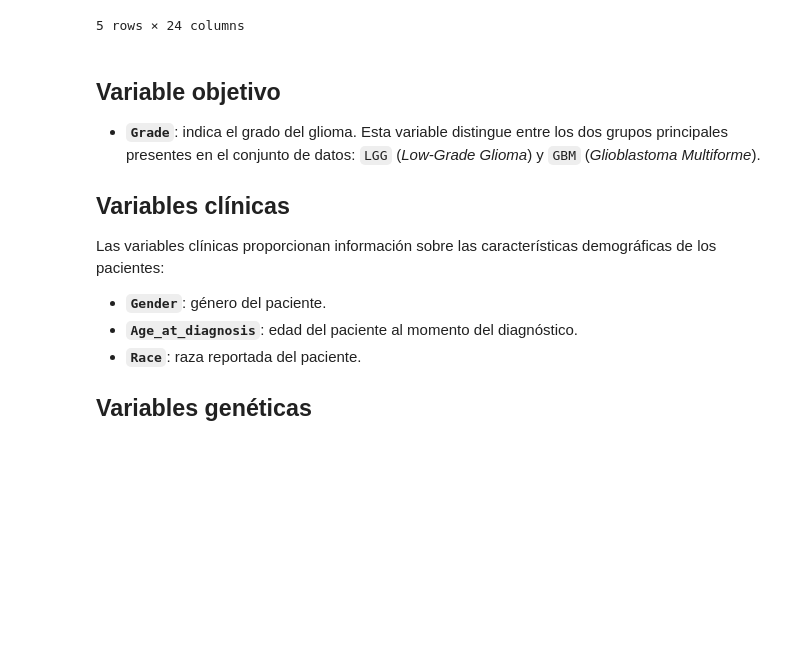
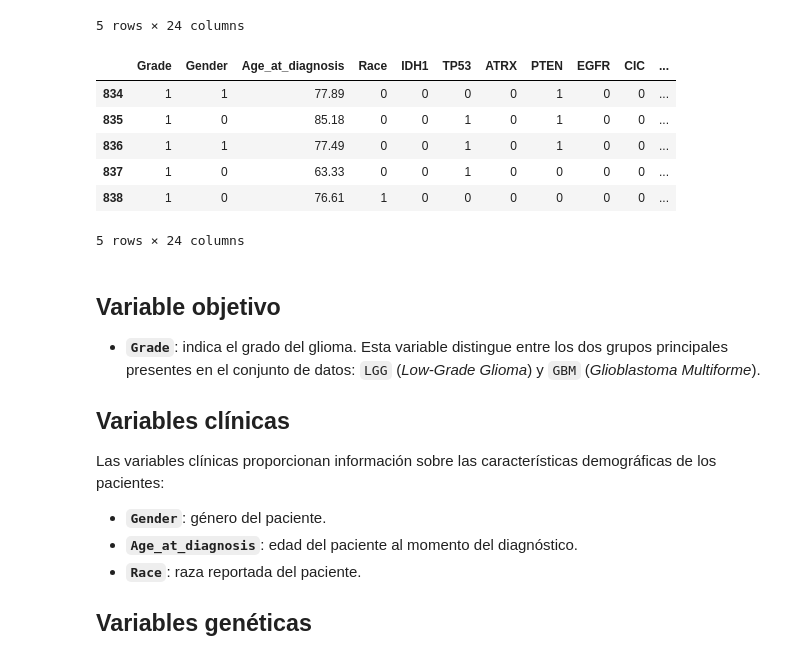
Before and after one commit to Alej0126/Jbook_dataviz, a Jupyter notebook: docs/notebooks.ipynb, the cells around one changed output. Drawn from its saved outputs; the diff is of its cells as text; code cells hidden in the pictures; blank space fills up the shorter version.

```diff
--- a/docs/notebooks.ipynb
+++ b/docs/notebooks.ipynb
@@ -6,6 +6,30 @@
 El conjunto de datos utilizado para el análisis es `TCGA_InfoWithGrade.csv`,
 correspondiente a una versión preprocesada de los datos relacionados con
 gliomas del proyecto The Cancer Genome Atlas (TCGA).
+# %%
+#| echo: false
+# Configuracion visual
+
+sns.set_theme(context="notebook", style="whitegrid", font_scale=1.05)
+plt.rcParams.update({
+    "figure.dpi": 120,
+    "savefig.dpi": 300,
+    "font.family": "DejaVu Sans",
+    "axes.titlesize": 13,
+    "axes.titleweight": "bold",
+    "axes.labelsize": 11,
+    "axes.edgecolor": "0.3",
+    "axes.grid": True,
+    "grid.alpha": 0.3,
+    "legend.frameon": False,
+    "figure.facecolor": "white",
+})
+
+PALETTE_GRADE = {0: "#2E86AB", 1: "#C1443C"}
+PALETTE_SEQ   = sns.color_palette("mako", as_cmap=False)
+
+pd.set_option("display.max_columns", 30)
+pd.set_option("display.width", 120)
 # %%
 # Librerias
 import pandas as pd
@@ -28,6 +61,16 @@ df_mutations.head()
 | 3 | 0 | 1 | 32.78 | 0 | 1 | 1 | 1 | 0 | 0 | 0 | ... |
 | 4 | 0 | 0 | 31.51 | 0 | 1 | 1 | 1 | 0 | 0 | 0 | ... |
 5 rows × 24 columns
+# %%
+df_mutations.tail()
+# %% [output]
+|  | Grade | Gender | Age_at_diagnosis | Race | IDH1 | TP53 | ATRX | PTEN | EGFR | CIC | ... |
+| 834 | 1 | 1 | 77.89 | 0 | 0 | 0 | 0 | 1 | 0 | 0 | ... |
+| 835 | 1 | 0 | 85.18 | 0 | 0 | 1 | 0 | 1 | 0 | 0 | ... |
+| 836 | 1 | 1 | 77.49 | 0 | 0 | 1 | 0 | 1 | 0 | 0 | ... |
+| 837 | 1 | 0 | 63.33 | 0 | 0 | 1 | 0 | 0 | 0 | 0 | ... |
+| 838 | 1 | 0 | 76.61 | 1 | 0 | 0 | 0 | 0 | 0 | 0 | ... |
+5 rows × 24 columns
 # %% [markdown]
 ## Variable objetivo
 
```
Also changed, not shown: parts of 4 cells of this notebook, 13 other files.
